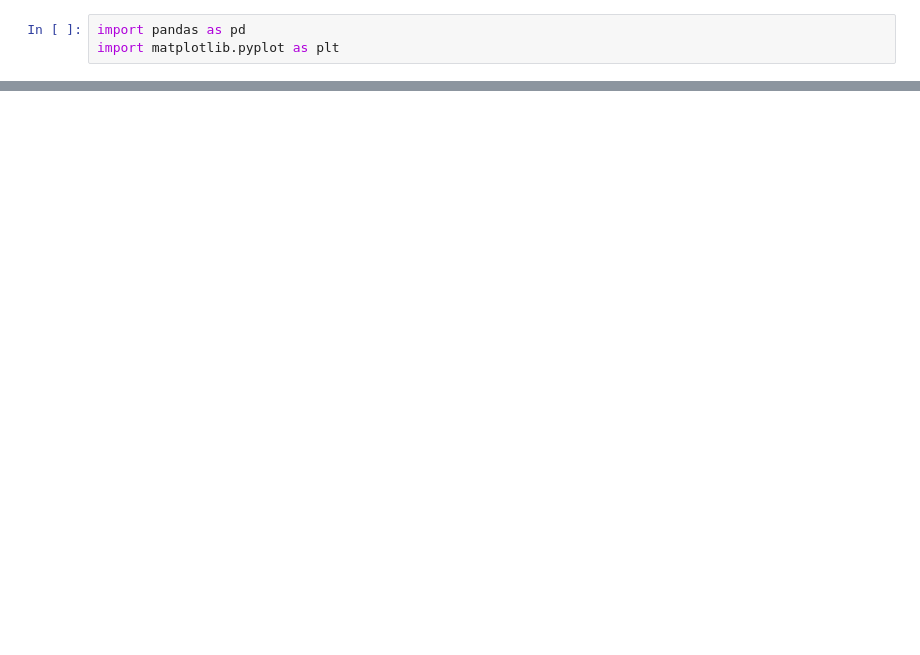
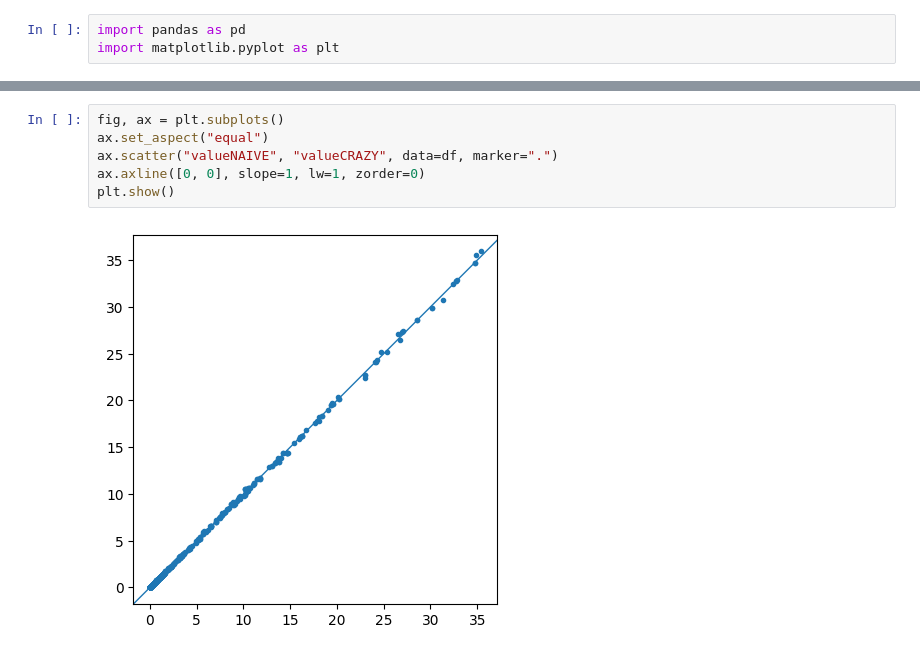
Before and after one commit to edsaac/emaremes, a Jupyter notebook: carpentry/extract_timeseries/polygon experiment/compare.ipynb, the cells around one changed output, grey strips where cells are left out. Drawn from its saved outputs; the diff is of its cells as text; blank space fills up the shorter version.

```diff
--- a/carpentry/extract_timeseries/polygon experiment/compare.ipynb
+++ b/carpentry/extract_timeseries/polygon experiment/compare.ipynb
@@ -53,0 +72,8 @@ df.plot()
+# %%
+fig, ax = plt.subplots()
+ax.set_aspect("equal")
+ax.scatter("valueNAIVE", "valueCRAZY", data=df, marker=".")
+ax.axline([0, 0], slope=1, lw=1, zorder=0)
+plt.show()
+# %% [output]
+[figure, added]
```
Also changed, not shown: parts of 5 cells of this notebook, 5 other files.
